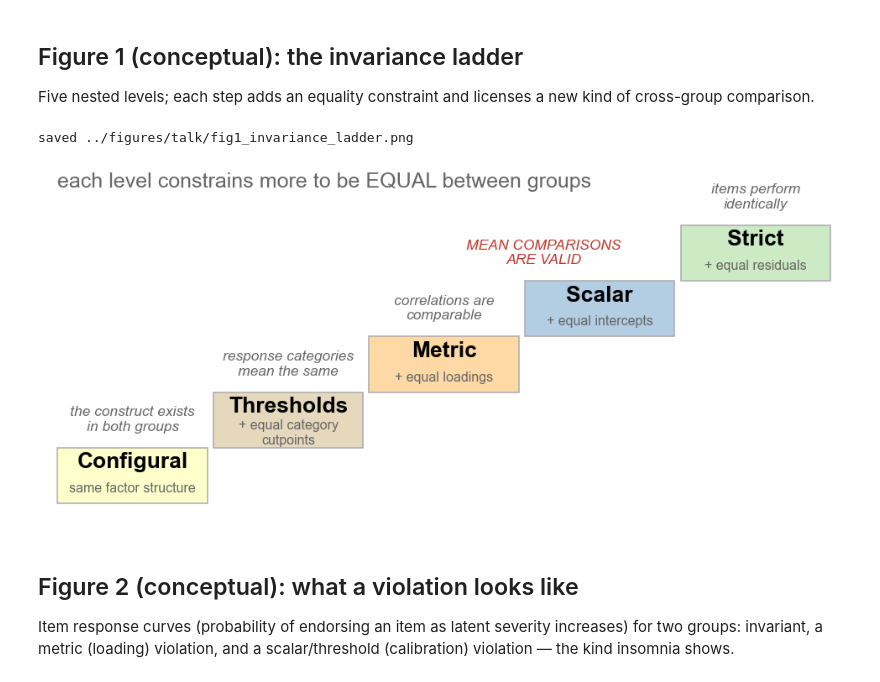
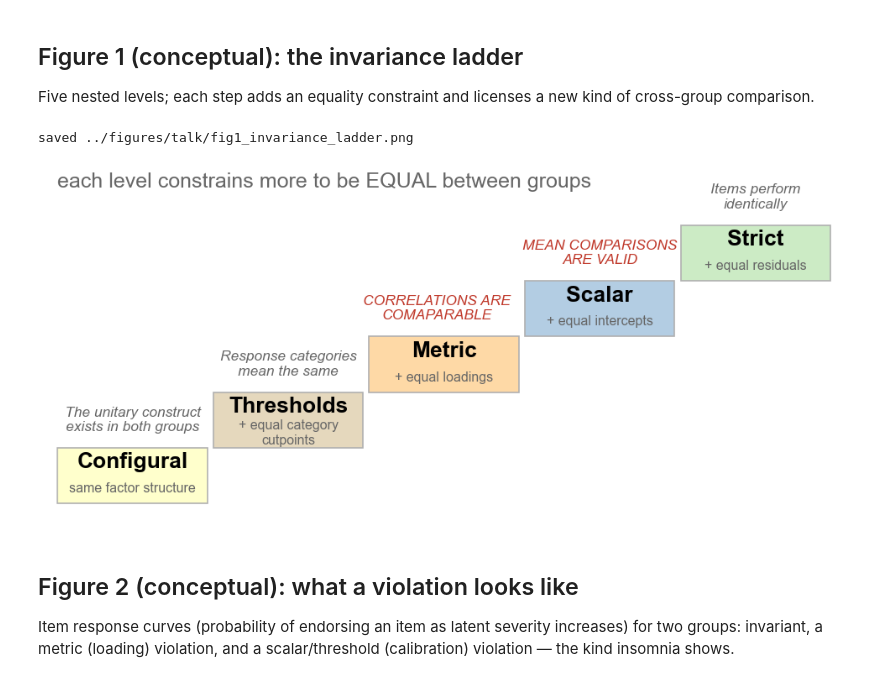
Before and after one commit to Shotgunosine/HiTOP, a Jupyter notebook: notebooks/NB_talk_figures.ipynb, the cells around one changed output. Saved outputs shown, nothing was run; the diff lists cells and outputs as text; code cells hidden in the pictures.

Commit message:
tweak figures

```diff
--- a/notebooks/NB_talk_figures.ipynb
+++ b/notebooks/NB_talk_figures.ipynb
@@ -59,37 +59,38 @@ Five nested levels; each step adds an equality constraint and licenses a new
 kind of cross-group comparison.
 # %%
 LEVELS = [
-    ('Configural', 'same factor structure', 'the construct exists\nin both groups'),
-    ('Thresholds', '+ equal category\ncutpoints', 'response categories\nmean the same'),
-    ('Metric', '+ equal loadings', 'correlations are\ncomparable'),
+    ('Configural', 'same factor structure', 'The unitary construct\nexists in both groups'),
+    ('Thresholds', '+ equal category\ncutpoints', 'Response categories\nmean the same'),
+    ('Metric', '+ equal loadings', 'CORRELATIONS ARE\nCOMAPARABLE'),
     ('Scalar', '+ equal intercepts', 'MEAN COMPARISONS\nARE VALID'),
-    ('Strict', '+ equal residuals', 'items perform\nidentically'),
+    ('Strict', '+ equal residuals', 'Items perform\nidentically'),
 ]
 # box fills match the heatmap's level colors
 fig, ax = plt.subplots(figsize=(12.2, 5.4))
 ax.set_xlim(0, 10.6); ax.set_ylim(0, 6.4)
 ax.axis('off')
 w, h = 2.0, 1.02
 for i, (name, adds, licence) in enumerate(LEVELS):
     x, y = 0.15 + i * 2.08, 0.35 + i * 1.02
     ax.add_patch(Rectangle((x, y), w, h,
                            facecolor=LEVEL_COLORS[name.lower()],
                            edgecolor=LIGHT, lw=1.2))
     ax.text(x + w / 2, y + h - 0.26, name, ha='center', va='center',
             fontsize=19, color=BLACK, weight='bold')
     ax.text(x + w / 2, y + 0.28, adds, ha='center', va='center',
             fontsize=11.5, color=GREY)
-    lx = x + w / 2 - (0.75 if name == 'Scalar' else 0)
+    lx = x + w / 2 - (0.1 if name == 'Scalar' else 0)
+    lx = x + w / 2 - (0.1 if name == 'Metric' else 0)
     ax.text(lx, y + h + 0.52, licence, ha='center', va='center',
-            fontsize=12.5, color=(ACCENT if name == 'Scalar' else GREY),
+            fontsize=12.5, color=(ACCENT if (name == 'Scalar') | (name == 'Metric') else GREY),
             style='italic')
 ax.text(0.15, 6.15, 'each level constrains more to be EQUAL between groups',
         fontsize=18, color=GREY)
 save(fig, 'fig1_invariance_ladder.png')
 plt.show()
 # %% [output]
 saved ../figures/talk/fig1_invariance_ladder.png
-[figure, old version]
+[figure, new version]
 # %% [markdown]
 ## Figure 2 (conceptual): what a violation looks like
 
```
